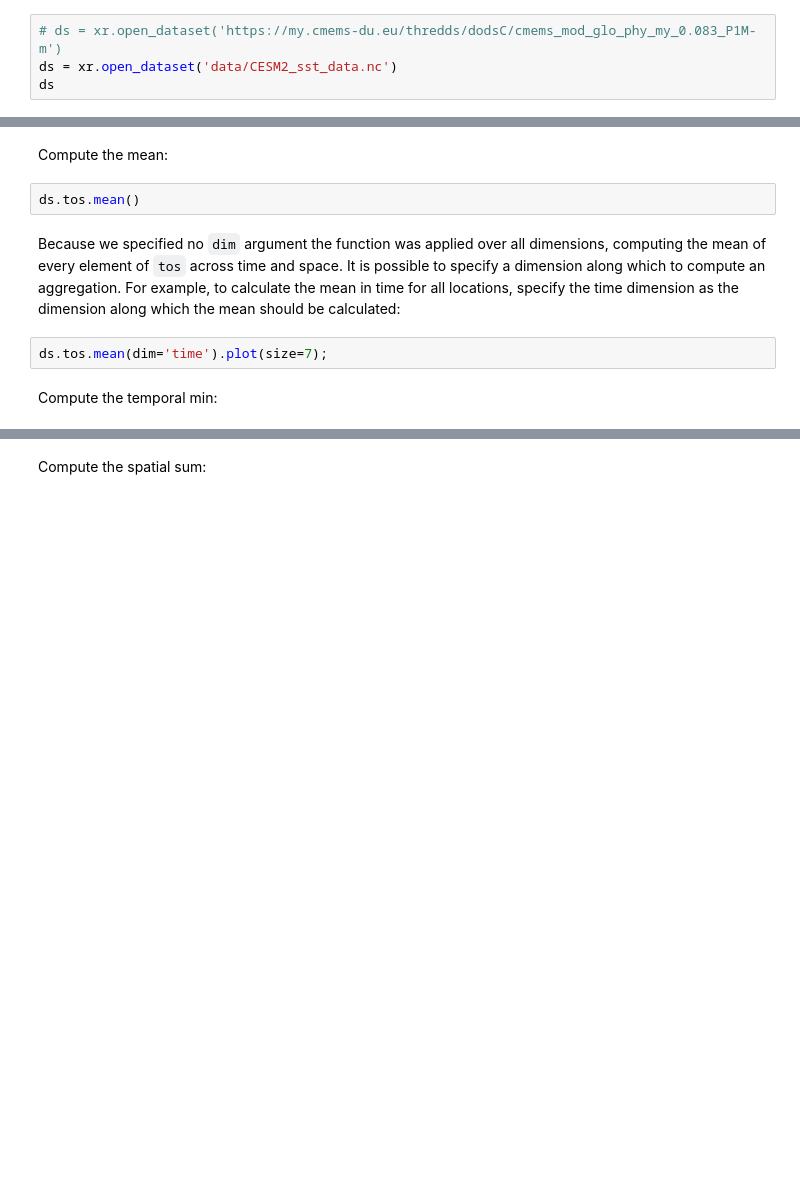
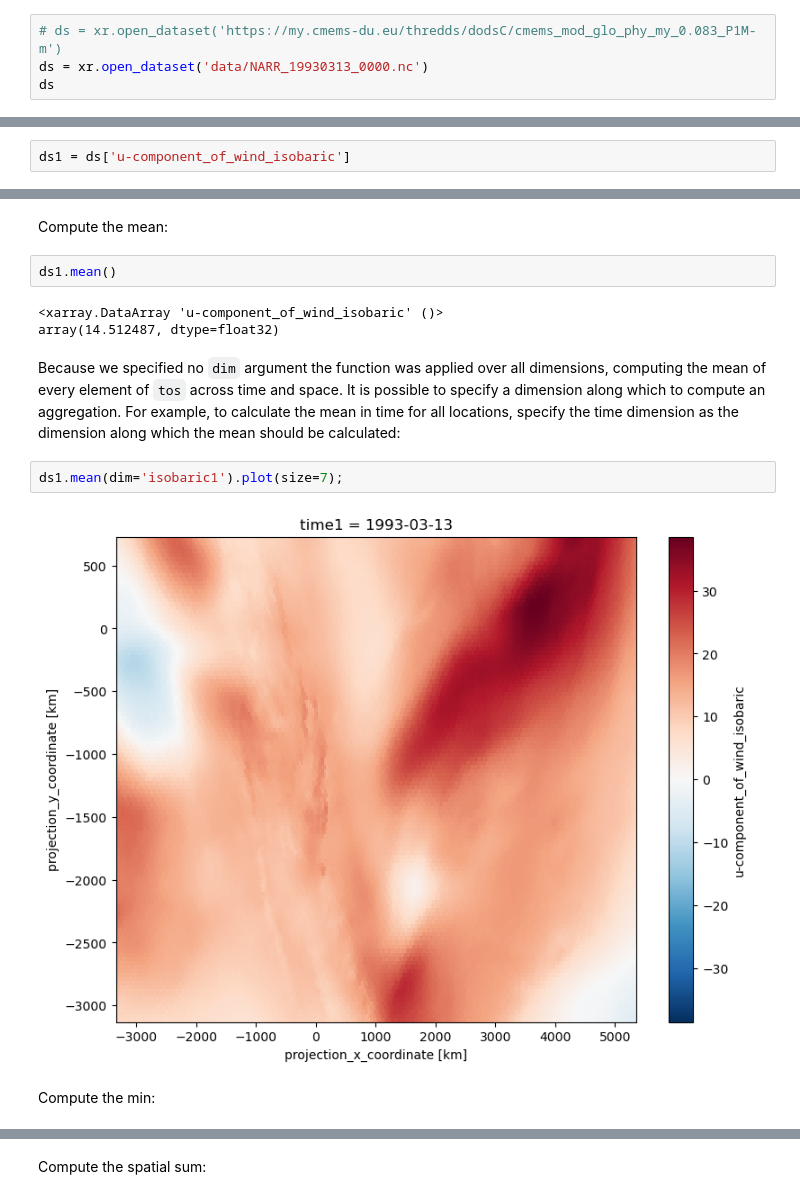
Before and after one commit to andreall/dicca__python_course, a Jupyter notebook: 06b_xarray_comp.ipynb, the cells around one changed output, grey strips where cells are left out. Saved outputs shown, nothing was run; the diff lists cells and outputs as text; blank space fills up the shorter version.

Commit message:
xarray_comp

```diff
--- a/06b_xarray_comp.ipynb
+++ b/06b_xarray_comp.ipynb
@@ -12,5 +14,5 @@ xr.__version__
 Let's open the monthly sea surface temperature (SST) data from the Community Earth System Model v2 (CESM2), which is a Global Climate Model:
 # %%
 # ds = xr.open_dataset('https://my.cmems-du.eu/thredds/dodsC/cmems_mod_glo_phy_my_0.083_P1M-m')
-ds = xr.open_dataset('data/CESM2_sst_data.nc')
+ds = xr.open_dataset('data/NARR_19930313_0000.nc')
 ds
@@ -17,3 +37,5 @@ ds
+# %%
+ds1 = ds['u-component_of_wind_isobaric']
 # %% [markdown]
 ## Arithmetic Operations
 
@@ -31,11 +89,16 @@ A very common step during data analysis is to summarize the data in question by
 # %% [markdown]
 Compute the mean:
 # %%
-ds.tos.mean()
+ds1.mean()
+# %% [output]
+<xarray.DataArray 'u-component_of_wind_isobaric' ()>
+array(14.512487, dtype=float32)
 # %% [markdown]
 Because we specified no `dim` argument the function was applied over all dimensions, computing the mean of every element of `tos` across time and space. It is possible to specify a dimension along which to compute an aggregation. For example, to calculate the mean in time for all locations, specify the time dimension as the dimension along which the mean should be calculated:
 # %%
-ds.tos.mean(dim='time').plot(size=7);
+ds1.mean(dim='isobaric1').plot(size=7);
+# %% [output]
+[figure, added]
 # %% [markdown]
-Compute the temporal min:
+Compute the min:
 # %%
```
Also changed, not shown: parts of 47 cells of this notebook, 1 other file.
